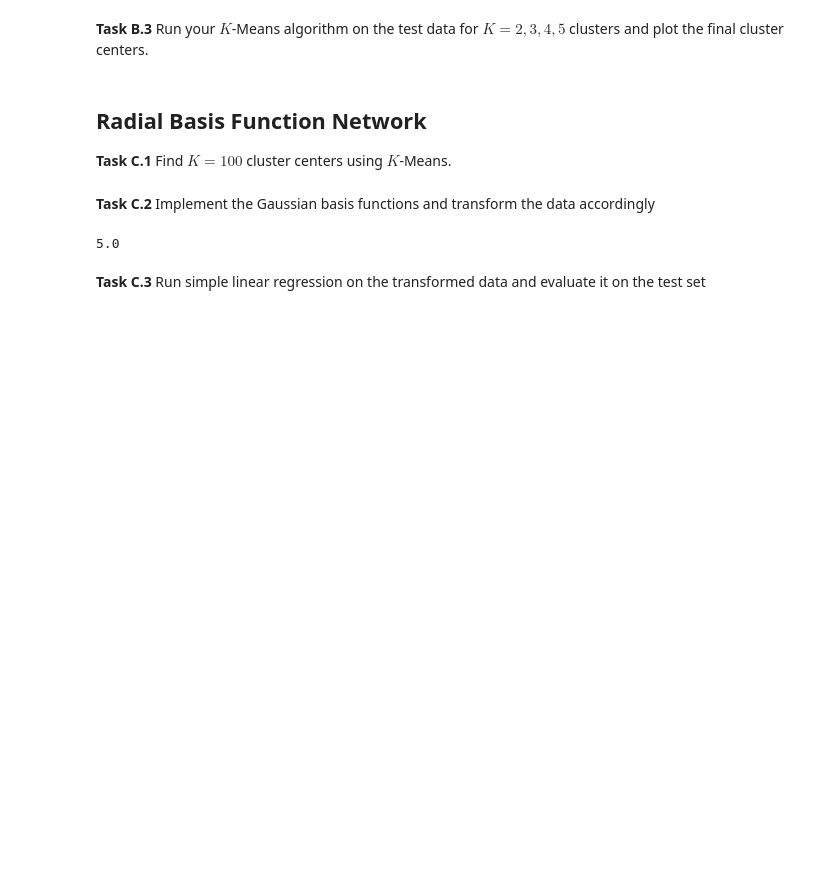
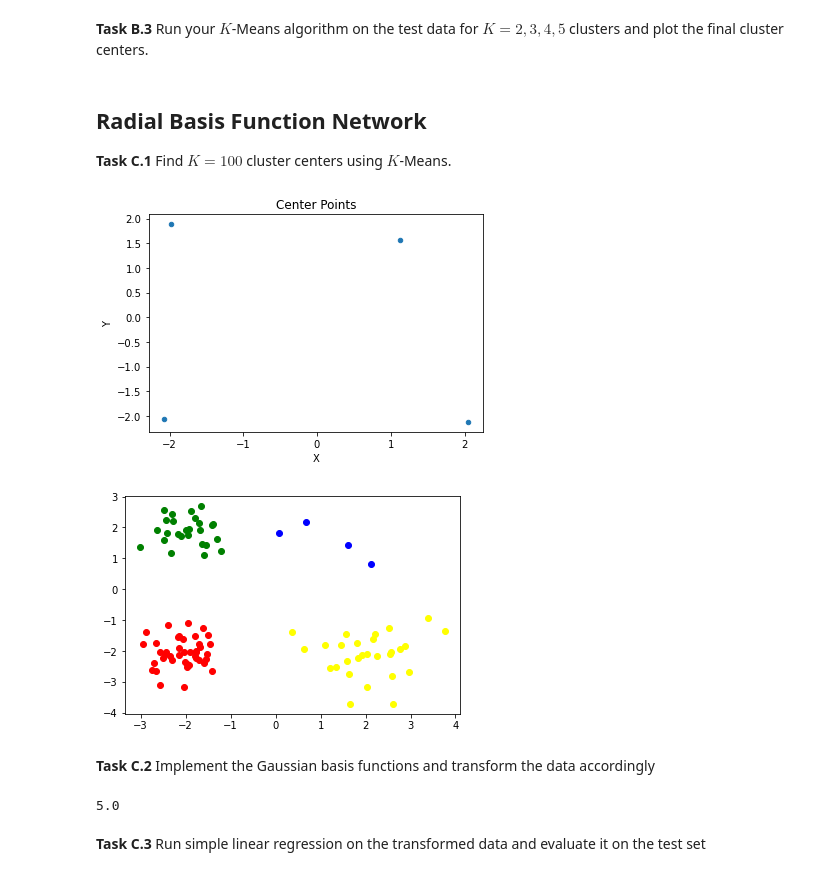
Before and after one commit to Markus-Fischer/CSII, a Jupyter notebook: CSME2-WS2122-BonusPointAssignment1.ipynb, the cells around one changed output. Drawn from its saved outputs; the diff is of its cells as text; code cells hidden in the pictures; blank space fills up the shorter version.

Commit message:
feat: testing procedure with small testdata

```diff
--- a/CSME2-WS2122-BonusPointAssignment1.ipynb
+++ b/CSME2-WS2122-BonusPointAssignment1.ipynb
@@ -282,6 +282,37 @@ __Task B.3__ Run your $K$-Means algorithm on the test data for $K=2,3,4,5$ clust
 # %% [markdown]
 ## Radial Basis Function Network
 __Task C.1__ Find $K=100$ cluster centers using $K$-Means.
+# %%
+# Testing K-Means and linear fit with simpler TestData
+kmeans = KMeans(n_clusters=4, init='k-means++', random_state=0).fit(xs_cluster_test)
+xs_centers = kmeans.cluster_centers_  # location of newly created centerpoints
+labels = kmeans.labels_ # labels each trainings dataset point regarding it's center
+
+# Printing out new center points
+dataFrame = pd.DataFrame(data=xs_centers, columns=['X','Y']);
+dataFrame.plot.scatter(x='X', y='Y', title= "Center Points");
+plot.show(block=True);
+
+# Printing different colors
+import numpy as np
+import matplotlib.pyplot as plt
+import matplotlib.cm as cm
+
+import itertools
+
+colors = itertools.cycle(["r", "b", "g"])
+for i in range(xs_cluster_test[:,0].size): # x,y in xs_cluster_test:
+    if labels[i] == 0:
+        plt.scatter(xs_cluster_test[i,0], xs_cluster_test[i,1], color='red')
+    elif labels[i] == 1:
+        plt.scatter(xs_cluster_test[i,0], xs_cluster_test[i,1], color='blue')
+    elif labels[i] == 2:
+        plt.scatter(xs_cluster_test[i,0], xs_cluster_test[i,1], color='yellow')
+    else:
+        plt.scatter(xs_cluster_test[i,0], xs_cluster_test[i,1], color='green')
+# %% [output]
+[figure, added]
+[figure, added]
 # %%
 # This 100x21 numpy array should contain the cluster centers
 kmeans = KMeans(n_clusters=100, init='k-means++', random_state=0).fit(xs_train)
```
Also changed, not shown: parts of 3 cells of this notebook.
